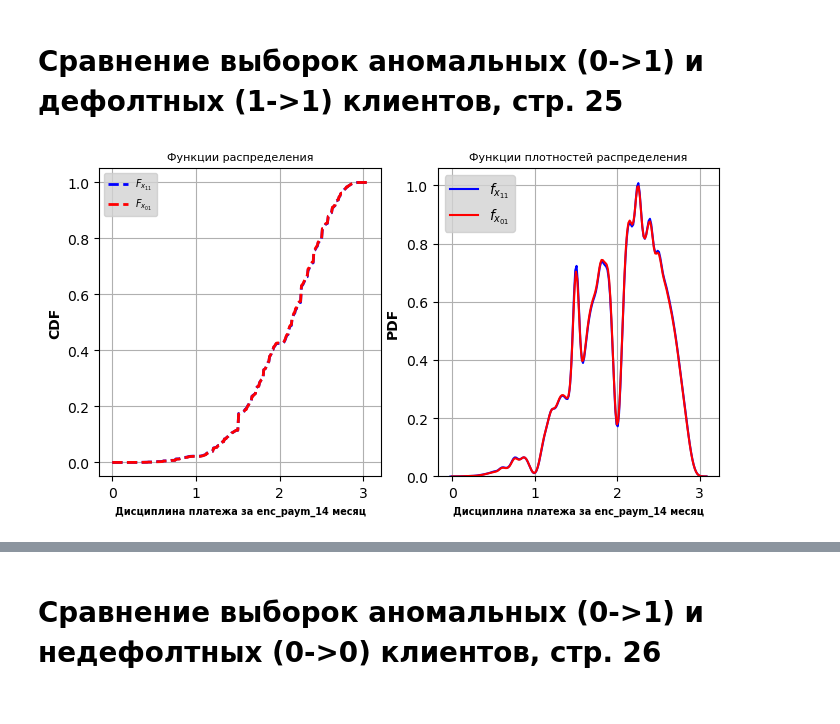
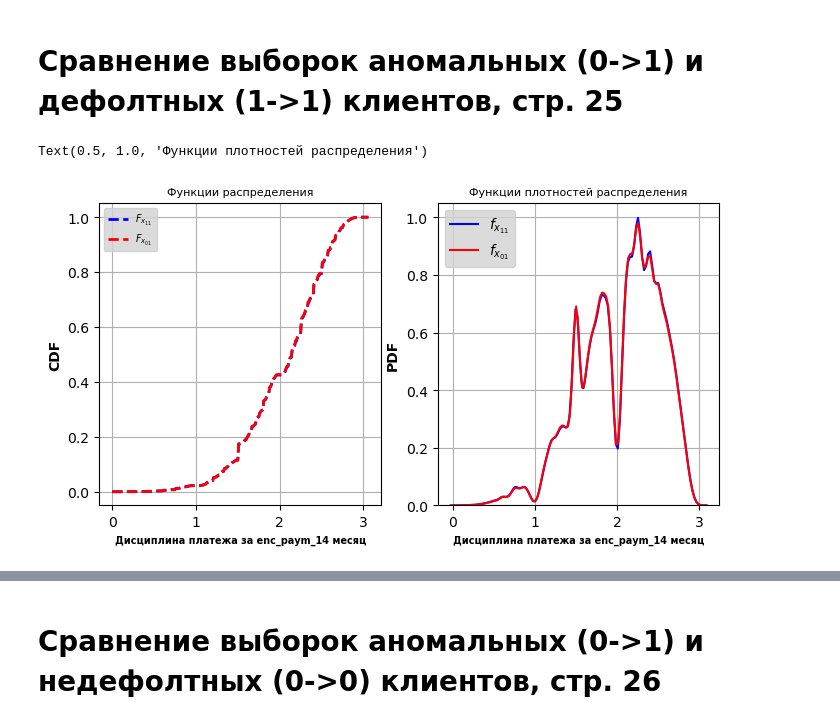
Before and after one commit to AlexanderUhmann/dak_tex, a Jupyter notebook: jupyter/1_dak_general_3_.ipynb, the cells around one changed output, grey strips where cells are left out. Cells and saved outputs as stored; diff of their text form; code cells hidden in the pictures.

```diff
--- a/jupyter/1_dak_general_3_.ipynb
+++ b/jupyter/1_dak_general_3_.ipynb
@@ -467,23 +459,23 @@ K, K_
 # %%
 fig, (ax1,ax2) = plt.subplots( nrows = 1,
                                ncols = 2,
                                dpi = 100,
                                figsize = ( 8, 4 )
                              )
 ax1.plot( np.arange(0, tm+0.1, step),F11, linestyle='dashed', linewidth=2, color = 'blue', label = '$F_{x_{11}}$' )
 ax1.plot( np.arange(0, tm+0.1, step),F01, linestyle='dashed', linewidth=2, color = 'red',  label = '$F_{x_{01}}$' )
 ax1.set_xlabel( f'Дисциплина платежа за {col} месяц',   fontsize = '7', fontdict=dict(weight='bold') )
 ax1.set_ylabel( 'CDF', fontsize = '10', fontdict=dict(weight='bold') )
 ax1.legend( loc = 'upper left', facecolor = 'lightgrey', fontsize = '7' )
 ax1.grid()
 ax1.set_title('Функции распределения', fontsize = 8 )
 sns.kdeplot(np.array(x11), ax = ax2, color = 'blue', label = '$f_{x_{11}}$') # 1
 sns.kdeplot(np.array(x01), ax = ax2, color = 'red',  label = '$f_{x_{01}}$') # 1(0)
 ax2.set_xlabel( f'Дисциплина платежа за {col} месяц',   fontsize = '7', fontdict=dict(weight='bold') )
 ax2.set_ylabel( 'PDF', fontsize = '10', fontdict = dict(weight='bold') )
 ax2.legend( loc = 'upper left', facecolor = 'lightgrey', fontsize = '10' )
 ax2.grid()
 ax2.set_title('Функции плотностей распределения', fontsize = 8 )
-jpeg(fig, 'enc_paym_14_def', path_ch2_graphics)
 # %% [output]
+Text(0.5, 1.0, 'Функции плотностей распределения')
-[figure, old version]
+[figure, new version]
```
Also changed, not shown: parts of 56 cells of this notebook.
